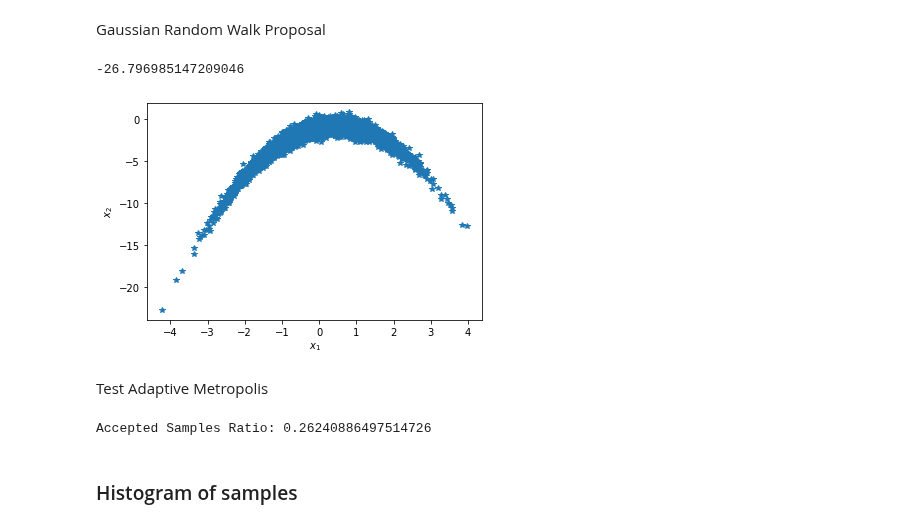
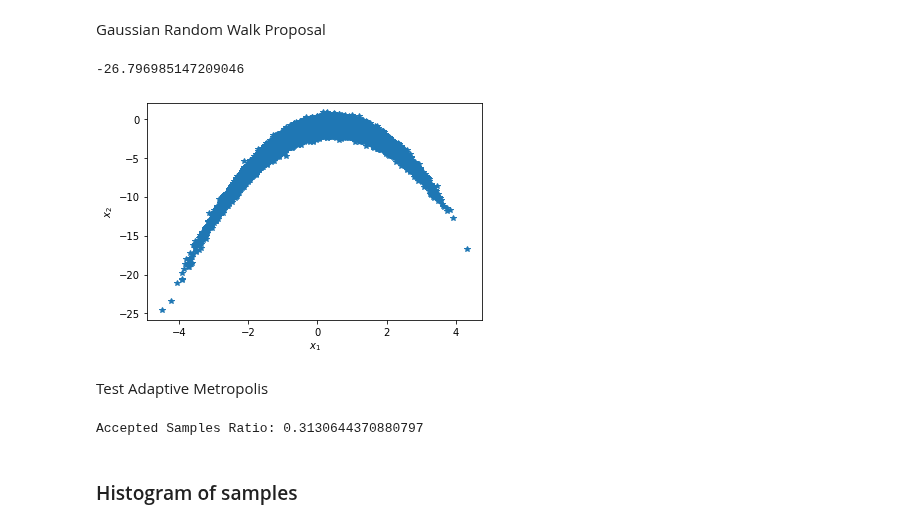
Before and after one commit to hardikparwana/aerosp567, a Jupyter notebook: Project 2/Project2_2-Copy1.ipynb, the cells around one changed output. Cells and saved outputs as stored; diff of their text form; code cells hidden in the pictures.

```diff
--- a/Project 2/Project2_2-Copy1.ipynb
+++ b/Project 2/Project2_2-Copy1.ipynb
@@ -204,35 +204,35 @@ def banana_log_pdf(x):
     cov = np.array([ [1, 0.9],[0.9, 1] ])
     cov_sqrt = scipy.linalg.sqrtm(cov)
     y1 = x[0]
     y2 = x[1] + 1 + x[0]**2
     y = np.array([y1, y2]).reshape(-1,1)
 
     d = y.shape[0]
     preexp = 1.0 / (2.0 * np.pi)**(d/2) / np.linalg.det(cov)**0.5
     exp = - 0.5 * y.T @ np.linalg.inv(cov) @ y
     out = np.log(preexp) + exp
     return out[0,0]
 
 
 
 # proposal_rw_sampler(np.array([ [1],[2] ]), np.array( [ [1.0, 0.5],[0.5, 1.0] ] ))
 # proposal_rw_logpdf(np.array([ 1,2 ]), np.array([0,0]), np.array( [ [1.0, 0.5],[0.5, 1.0] ] ))
 #banana_sampler()
 # Testing banana sampler
 x = []
 y = []
-for i in range(10000):
+for i in range(100000):
     sample = banana_sampler()
     x.append(sample[0]); y.append(sample[1])
 plt.plot(x,y,'*')
 plt.xlabel("$x_1$")
 plt.ylabel("$x_2$")
 plt.savefig("banana.png")
 
 banana_log_pdf(np.array([1,2]))
 # %% [output]
 -26.796985147209046
-[figure, old version]
+[figure, new version]
 # %%
 def adaptive_mhmcmc(starting_sample, starting_cov, num_samples, target_logpdf, proposal_logpdf, proposal_sampler, adapt=False):
     """Metropolis-Hastings MCMC
@@ -325,16 +325,16 @@ dim = 2
 initial_sample = np.random.randn(2) # random location
 initial_covariance = np.array([ [1,0],[0,1] ])
 
-name = "vanilla"
+name = "adaptive"
 
 # Adapt + False for MCMC
 # Adapt = True for Adaptive Metropolis
 samples, ar = adaptive_mhmcmc(initial_sample, initial_covariance, num_samples, banana_log_pdf,
-                     proposal_rw_logpdf, proposal_rw_sampler, adapt=False)
+                     proposal_rw_logpdf, proposal_rw_sampler, adapt=True)
 
 print("Accepted Samples Ratio:", ar)
 # %% [output]
-Accepted Samples Ratio: 0.26240886497514726
+Accepted Samples Ratio: 0.3130644370880797
 # %% [markdown]
 ### Histogram of samples
 # %%
```
Also changed, not shown: parts of 13 cells of this notebook.
